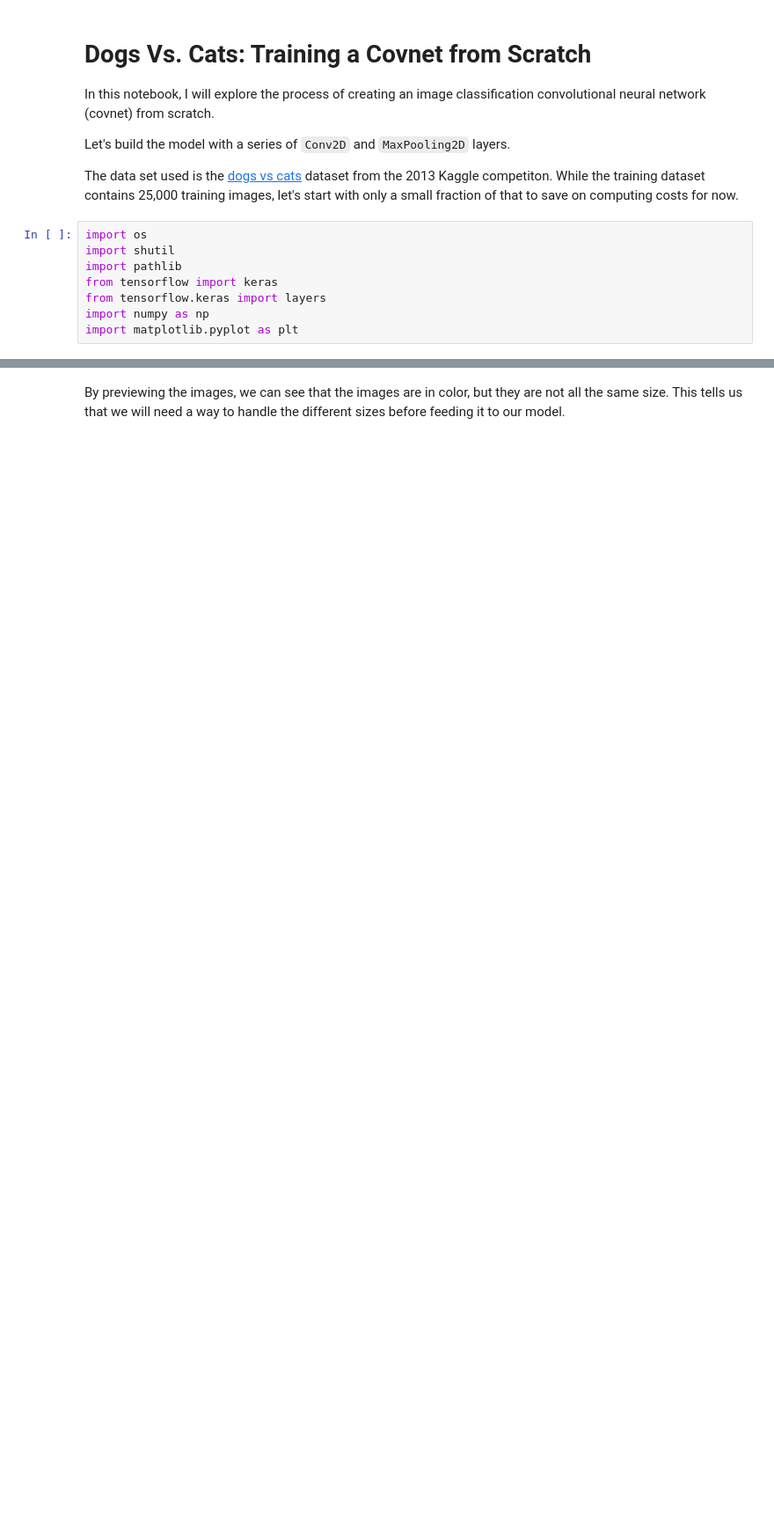
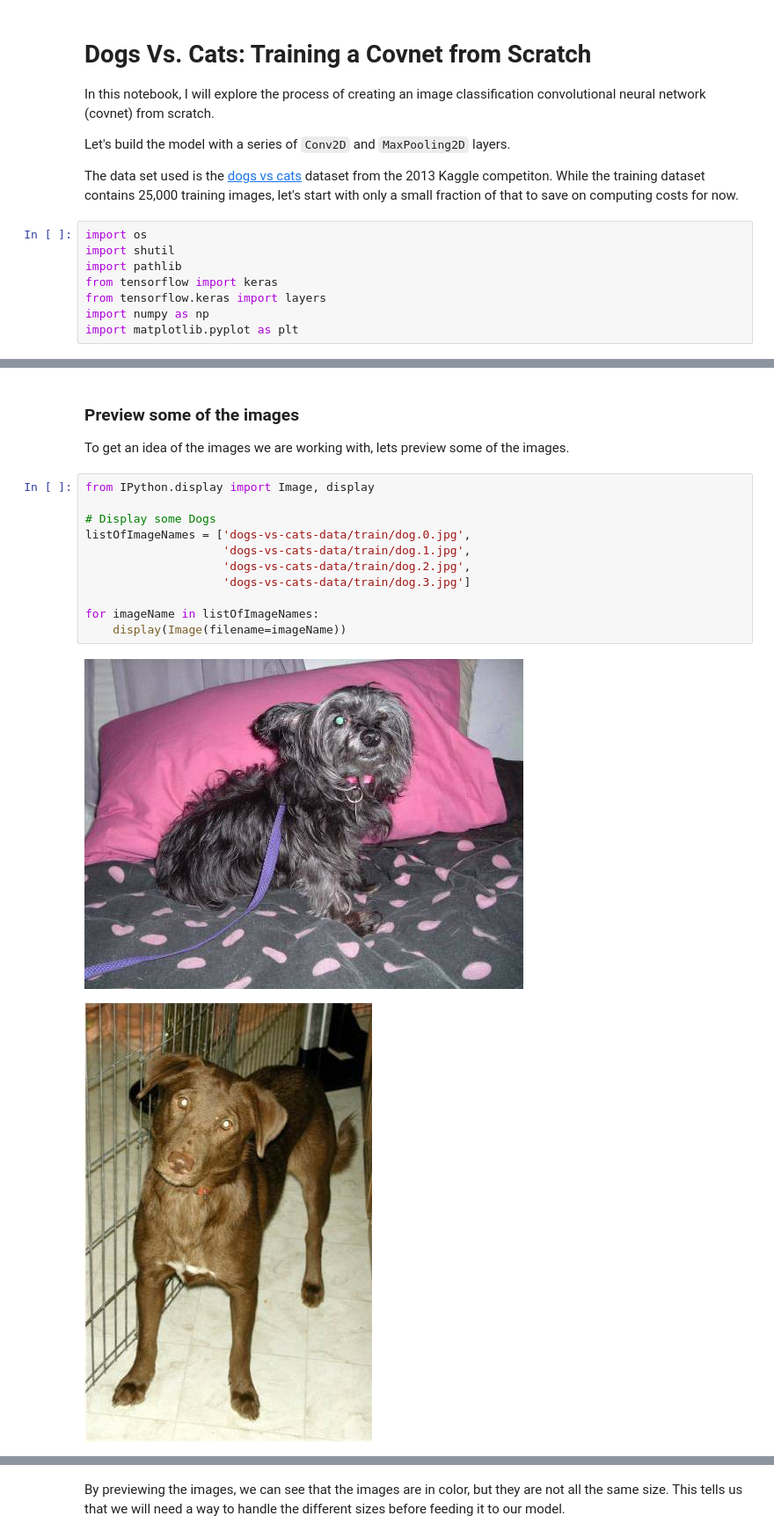
Before and after one commit to CzJLee/Deep-Learning-with-Python-Chollet, a Jupyter notebook: 8_2_colab.ipynb, the cells around one changed output, grey strips where cells are left out. Shown at 88% size. Saved outputs shown, nothing was run; the diff lists cells and outputs as text; blank space fills up the shorter version.

```diff
--- a/8_2_colab.ipynb
+++ b/8_2_colab.ipynb
@@ -74,0 +57,18 @@ To get an idea of the images we are working with, lets preview some of the image
+# %% [markdown]
+### Preview some of the images
+
+To get an idea of the images we are working with, lets preview some of the images.
+# %%
+from IPython.display import Image, display
+
+# Display some Dogs
+listOfImageNames = ['dogs-vs-cats-data/train/dog.0.jpg',
+                    'dogs-vs-cats-data/train/dog.1.jpg',
+                    'dogs-vs-cats-data/train/dog.2.jpg',
+                    'dogs-vs-cats-data/train/dog.3.jpg']
+
+for imageName in listOfImageNames:
+    display(Image(filename=imageName))
+# %% [output]
+[figure, added]
+[figure, added]
```
Also changed, not shown: parts of 22 cells of this notebook.
